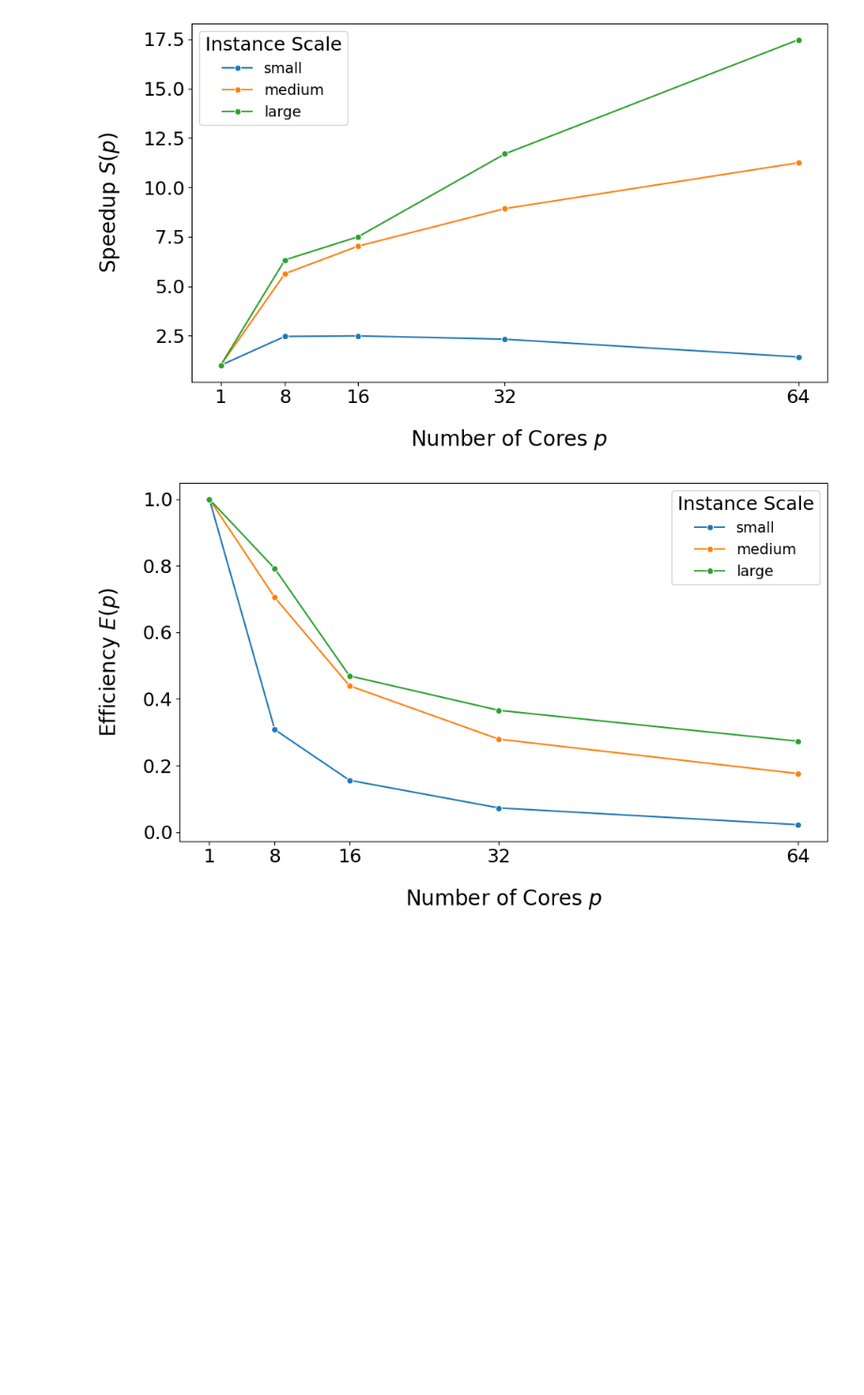
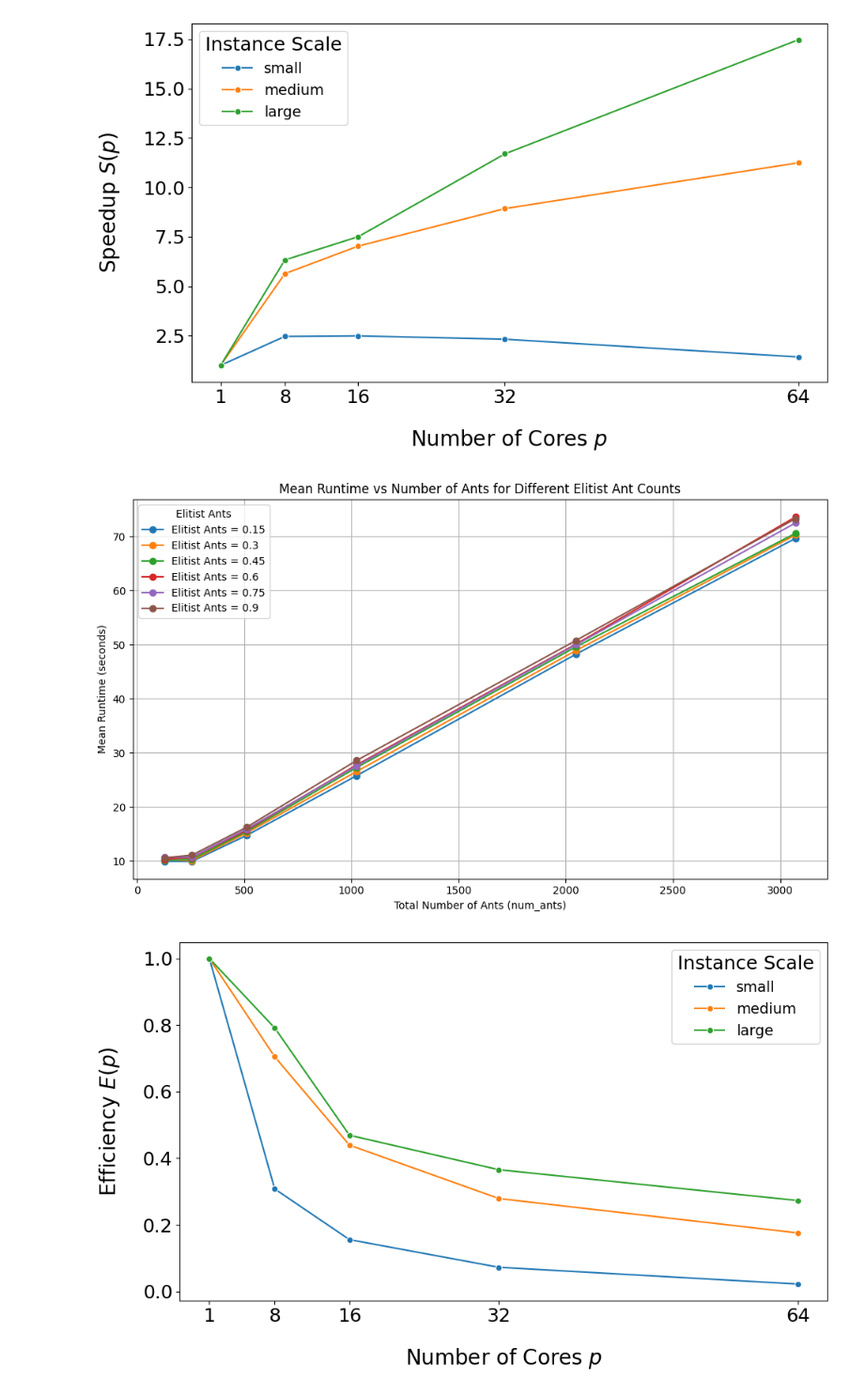
Before and after one commit to chauanphu/routing-PL, a Jupyter notebook: src/exract_report.ipynb, the cells around one changed output. Shown: that part at 94% size. Saved outputs shown, nothing was run; the diff lists cells and outputs as text; code cells hidden in the pictures; blank space fills up the shorter version.

```diff
--- a/src/exract_report.ipynb
+++ b/src/exract_report.ipynb
@@ -79,6 +119,27 @@ plt.legend(title='Instance Scale', title_fontsize=18, fontsize=14)
 plt.show()
 # %% [output]
 [figure]
+# %%
+# Compute mean runtime for each combination of elitist_num and num_ants
+mean_runtime = df.groupby(['elitist_num', 'num_ants'])['runtime'].mean().reset_index()
+
+# Pivot for plotting
+pivot_rt = mean_runtime.pivot(index='num_ants', columns='elitist_num', values='runtime')
+
+# Plot multi-line chart
+plt.figure(figsize=(10, 6))
+for elitist in pivot_rt.columns:
+    plt.plot(pivot_rt.index, pivot_rt[elitist], marker='o', label=f'Elitist Ants = {elitist}')
+
+plt.title('Mean Runtime vs Number of Ants for Different Elitist Ant Counts')
+plt.xlabel('Total Number of Ants (num_ants)')
+plt.ylabel('Mean Runtime (seconds)')
+plt.legend(title='Elitist Ants')
+plt.grid(True)
+plt.tight_layout()
+plt.show()
+# %% [output]
+[figure, added]
 # %%
 # Plot efficiency vs core count
 plt.figure(figsize=(10, 6))
```
Also changed, not shown: parts of 5 cells of this notebook, 3 other files.
